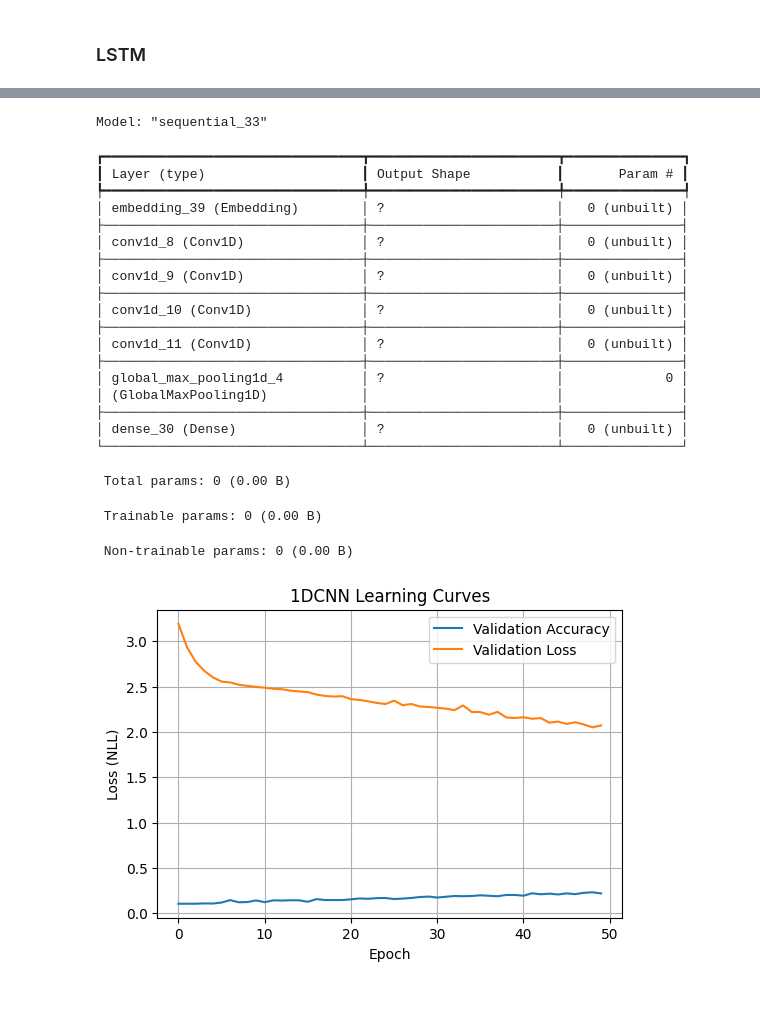
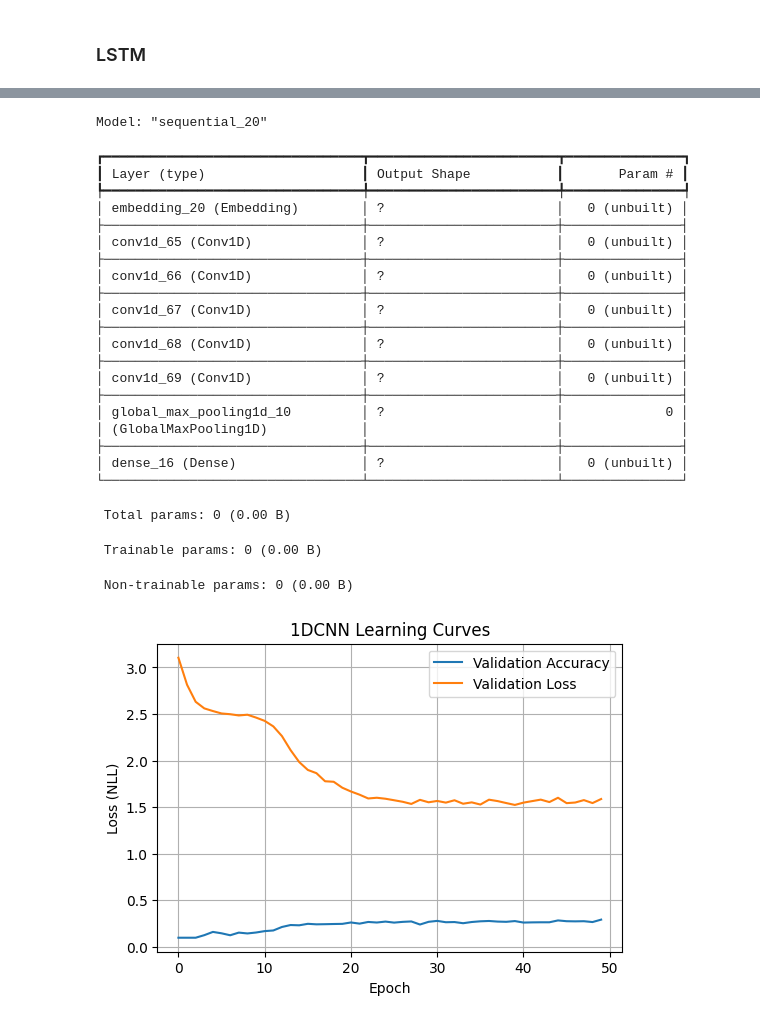
Before and after one commit to Smokey95/MSI-DL, a Jupyter notebook: exercise/exercise_3/exercise_3_1.ipynb, the cells around one changed output, grey strips where cells are left out. Drawn from its saved outputs; the diff is of its cells as text; code cells hidden in the pictures.

```diff
--- a/exercise/exercise_3/exercise_3_1.ipynb
+++ b/exercise/exercise_3/exercise_3_1.ipynb
@@ -188,21 +211,24 @@ Der erste Teil der Sätze wird für Trainingsdaten verwendet, mit dem Ziel, das
 # %%
 # Prepare X and y for training
-X = adjusted_sequences[:num_train, :-1]
-Y = keras.utils.to_categorical(adjusted_sequences[:num_train, -1], num_classes=vocab_size)
+x_train = adjusted_sequences[:num_train, :-1]
+y_train = keras.utils.to_categorical(adjusted_sequences[:num_train, -1], num_classes=vocab_size)
 
 # Prepare X_test and y_test
-X_test = adjusted_sequences[num_train:, :-1]
+x_test = adjusted_sequences[num_train:, :-1]
 y_test = keras.utils.to_categorical(adjusted_sequences[num_train:, -1], num_classes=vocab_size)
 
 # Changes end here
 # The first sentence
 print(f"The first sentence :\'{sentences[0]}\'")
 print(f"The first sentence after tokenization and padding :\n{adjusted_sequences[0]}")
-print(f"The first sentence X for training (note the last token is missing):\n{X[0]}")
-print(f"The first sentence Y for training (note that this is one-hot-encoded):\n{Y[0]}")
+print(f"The first sentence X for training (note the last token is missing):\n{x_train[0]}")
+print(f"The first sentence Y for training (note that this is one-hot-encoded):\n{y_train[0]}")
 
-print(f"Shape of X: {X.shape}")
-print(f"Shape of Y: {Y.shape}")
+print()
+print(f"Shape of x_train: {x_train.shape}")
+print(f"Shape of y_train: {y_train.shape}")
+print(f"Shape of x_test: {x_test.shape}")
+print(f"Shape of y_test: {y_test.shape}")
 # %% [output]
 The first sentence :'the small dog sits a tree on a small cat'
 The first sentence after tokenization and padding :
@@ -369,65 +477,68 @@ Model: "sequential_30"
 # %%
 from keras.models import Sequential
-from keras.layers import (
-    Embedding,
-    Conv1D,
-    GlobalMaxPooling1D,
-    Dense
-)
+from keras.layers import Embedding, Conv1D, GlobalMaxPooling1D, Dense, Lambda
 
 EMB_DIM = 8
+KERNEL_SIZE = 3
 
+# define model
 cnn_model = Sequential()
 cnn_model.add(Embedding(vocab_size, EMB_DIM))
+cnn_model.add(Conv1D(filters=vocab_size,kernel_size=KERNEL_SIZE, activation='relu', padding='causal', dilation_rate=1))
+cnn_model.add(Conv1D(filters=vocab_size,kernel_size=KERNEL_SIZE, activation='relu', padding='causal', dilation_rate=2))
+cnn_model.add(Conv1D(filters=vocab_size,kernel_size=KERNEL_SIZE, activation='relu', padding='causal', dilation_rate=4))
+cnn_model.add(Conv1D(filters=vocab_size,kernel_size=KERNEL_SIZE, activation='relu', padding='causal', dilation_rate=8))
+cnn_model.add(Conv1D(filters=vocab_size,kernel_size=KERNEL_SIZE, activation='relu', padding='causal', dilation_rate=16))
+#cnn_model.add(Conv1D(vocab_size, 3, activation='relu', padding='causal', dilation_rate=32))
 
-cnn_model.add(Conv1D(vocab_size, 3, activation='relu', padding='causal', dilation_rate=1))
-cnn_model.add(Conv1D(vocab_size, 3, activation='relu', padding='causal', dilation_rate=2))
-cnn_model.add(Conv1D(vocab_size, 3, activation='relu', padding='causal', dilation_rate=4))
-cnn_model.add(Conv1D(vocab_size, 3, activation='relu', padding='causal', dilation_rate=8))
-
-# Aggregation über die Zeitachse
+# aggregation over the time axis
 cnn_model.add(GlobalMaxPooling1D())
 cnn_model.add(Dense(vocab_size, activation="softmax"))
+#cnn_model.add(Lambda(lambda x: x[:, -1, :]))
 
+# compile model
 cnn_model.compile(
     optimizer="adam",
     loss="categorical_crossentropy",
     metrics=["accuracy"]
 )
 
 cnn_model.summary()
 
+# fit model
 history_cnn = cnn_model.fit(
-    X,
-    Y,
+    x_train,
+    y_train,
     epochs=EPOCHS,
     batch_size=BATCH_SIZE,
-    validation_data=(X_test, y_test),
+    validation_data=(x_test, y_test),
     verbose=0
 )
 
 plot_learning_curves(history_cnn.history, title="1DCNN Learning Curves")
 # %% [output]
-Model: "sequential_33"
+Model: "sequential_20"
 ┏━━━━━━━━━━━━━━━━━━━━━━━━━━━━━━━━━┳━━━━━━━━━━━━━━━━━━━━━━━━┳━━━━━━━━━━━━━━━┓
 ┃ Layer (type)                    ┃ Output Shape           ┃       Param # ┃
 ┡━━━━━━━━━━━━━━━━━━━━━━━━━━━━━━━━━╇━━━━━━━━━━━━━━━━━━━━━━━━╇━━━━━━━━━━━━━━━┩
-│ embedding_39 (Embedding)        │ ?                      │   0 (unbuilt) │
+│ embedding_20 (Embedding)        │ ?                      │   0 (unbuilt) │
 ├─────────────────────────────────┼────────────────────────┼───────────────┤
-│ conv1d_8 (Conv1D)               │ ?                      │   0 (unbuilt) │
+│ conv1d_65 (Conv1D)              │ ?                      │   0 (unbuilt) │
 ├─────────────────────────────────┼────────────────────────┼───────────────┤
-│ conv1d_9 (Conv1D)               │ ?                      │   0 (unbuilt) │
+│ conv1d_66 (Conv1D)              │ ?                      │   0 (unbuilt) │
 ├─────────────────────────────────┼────────────────────────┼───────────────┤
-│ conv1d_10 (Conv1D)              │ ?                      │   0 (unbuilt) │
+│ conv1d_67 (Conv1D)              │ ?                      │   0 (unbuilt) │
 ├─────────────────────────────────┼────────────────────────┼───────────────┤
-│ conv1d_11 (Conv1D)              │ ?                      │   0 (unbuilt) │
+│ conv1d_68 (Conv1D)              │ ?                      │   0 (unbuilt) │
 ├─────────────────────────────────┼────────────────────────┼───────────────┤
-│ global_max_pooling1d_4          │ ?                      │             0 │
+│ conv1d_69 (Conv1D)              │ ?                      │   0 (unbuilt) │
+├─────────────────────────────────┼────────────────────────┼───────────────┤
+│ global_max_pooling1d_10         │ ?                      │             0 │
 │ (GlobalMaxPooling1D)            │                        │               │
 ├─────────────────────────────────┼────────────────────────┼───────────────┤
-│ dense_30 (Dense)                │ ?                      │   0 (unbuilt) │
+│ dense_16 (Dense)                │ ?                      │   0 (unbuilt) │
 └─────────────────────────────────┴────────────────────────┴───────────────┘
  Total params: 0 (0.00 B)
  Trainable params: 0 (0.00 B)
  Non-trainable params: 0 (0.00 B)
-[figure, old version]
+[figure, new version]
```
Also changed, not shown: parts of 24 cells of this notebook, 2 other files.
